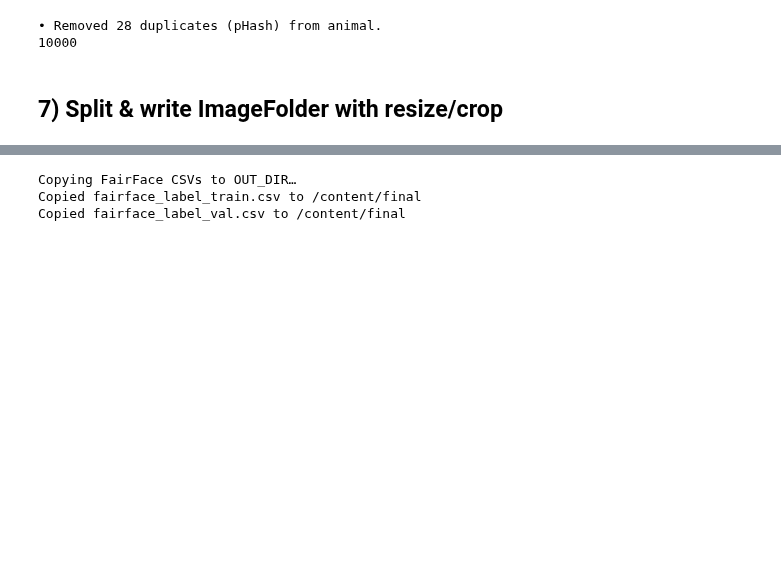
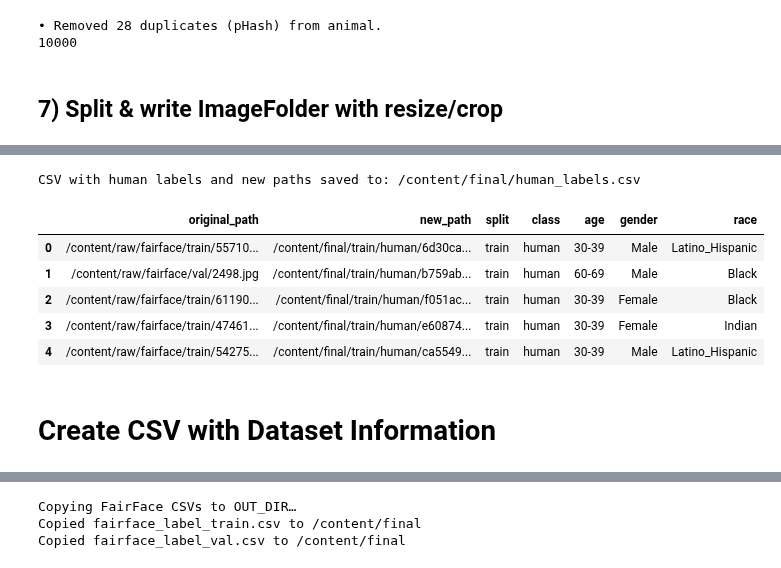
Before and after one commit to lobral2728/ucb_ml_capstone, a Jupyter notebook: LoadDataset.ipynb, the cells around one changed output, grey strips where cells are left out. Saved outputs shown, nothing was run; the diff lists cells and outputs as text; code cells hidden in the pictures; blank space fills up the shorter version.

```diff
--- a/LoadDataset.ipynb
+++ b/LoadDataset.ipynb
@@ -616,11 +772,13 @@ if OUT_DIR.exists():
     print("Clearing old output:", OUT_DIR); shutil.rmtree(OUT_DIR)
 OUT_DIR.mkdir(parents=True, exist_ok=True)
 
-spl_human  = split_train_val_test(human_paths,  SPLIT, SEED)
-spl_avatar = split_train_val_test(avatar_paths, SPLIT, SEED)
-spl_animal = split_train_val_test(animal_paths, SPLIT, SEED)
+# Use the DataFrame for human data to preserve labels
+spl_human  = split_dataframe_train_val_test(human_sample,  SPLIT, SEED)
+# Use lists of paths for avatar and animal as we are not preserving specific labels for them
+spl_avatar = split_list_train_val_test(avatar_paths, SPLIT, SEED)
+spl_animal = split_list_train_val_test(animal_paths, SPLIT, SEED)
 
-copy_and_process(spl_human,  "human")
+processed_human_data = copy_and_process(spl_human,  "human")
 copy_and_process(spl_avatar, "avatar")
 copy_and_process(spl_animal, "animal")
 
@@ -640,2 +798,8 @@ test /human  : 1000
 test /avatar : 1000
 test /animal : 1000
+# %%
+print("Type of spl_human:", type(spl_human))
+print("Contents of spl_human (first few items):", list(spl_human.items())[:2] if isinstance(spl_human, dict) else spl_human[:5])
+if isinstance(spl_human, dict) and "train" in spl_human and isinstance(spl_human["train"], pd.DataFrame):
+    print("Columns of spl_human['train']:", spl_human["train"].columns.tolist())
+processed_human_data = copy_and_process(spl_human, "human")
@@ -641,0 +824,26 @@ test /animal : 1000
+# %%
+import pandas as pd
+
+# Create a DataFrame from the processed human data
+human_labels_df = pd.DataFrame(processed_human_data)
+
+# Define the path for the new CSV file
+human_labels_csv_path = OUT_DIR / "human_labels.csv"
+
+# Save the DataFrame to a CSV file
+human_labels_df.to_csv(human_labels_csv_path, index=False)
+
+print(f"CSV with human labels and new paths saved to: {human_labels_csv_path}")
+
+# Display the first few rows of the new CSV
+display(human_labels_df.head())
+# %% [output]
+CSV with human labels and new paths saved to: /content/final/human_labels.csv
+|  | original_path | new_path | split | class | age | gender | race |
+| 0 | /content/raw/fairface/train/55710... | /content/final/train/human/6d30ca... | train | human | 30-39 | Male | Latino_Hispanic |
+| 1 | /content/raw/fairface/val/2498.jpg | /content/final/train/human/b759ab... | train | human | 60-69 | Male | Black |
+| 2 | /content/raw/fairface/train/61190... | /content/final/train/human/f051ac... | train | human | 30-39 | Female | Black |
+| 3 | /content/raw/fairface/train/47461... | /content/final/train/human/e60874... | train | human | 30-39 | Female | Indian |
+| 4 | /content/raw/fairface/train/54275... | /content/final/train/human/ca5549... | train | human | 30-39 | Male | Latino_Hispanic |
+# %% [markdown]
+# Create CSV with Dataset Information
```
Also changed, not shown: parts of 20 cells of this notebook.
